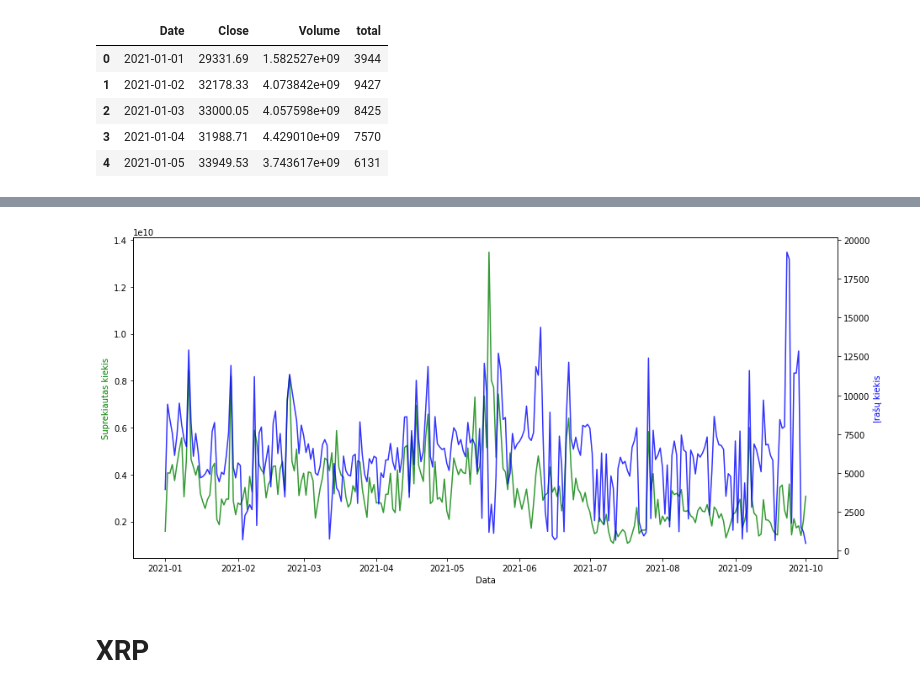
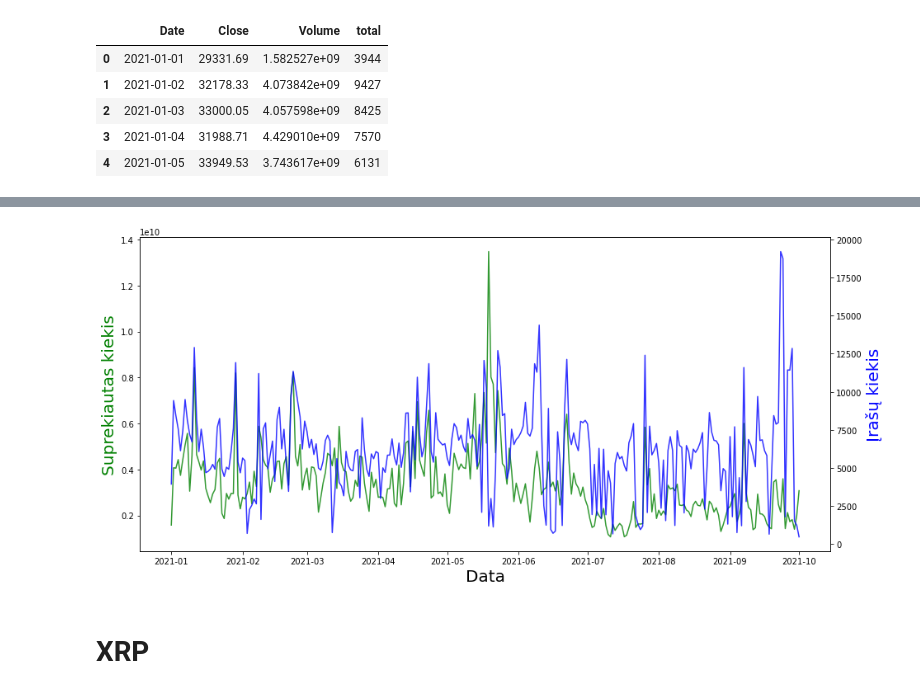
Before and after one commit to MGaulia/CLIP-Timeseries, a Jupyter notebook: tweet x price graphs.ipynb, the cells around one changed output, grey strips where cells are left out. Saved outputs shown, nothing was run; the diff lists cells and outputs as text; code cells hidden in the pictures.

Commit message:
make graph fontsize=20

```diff
--- a/tweet x price graphs.ipynb
+++ b/tweet x price graphs.ipynb
@@ -75,18 +75,18 @@ plt.show()
 # %%
 fig, ax1 = plt.subplots(figsize = (15, 7))
 
 ax2 = ax1.twinx()
 ax2.plot(j.Date, j.total, 'b-', alpha=0.8)
 ax1.plot(j.Date, j.Volume, 'g-', alpha=0.8)
 
-ax1.set_xlabel('Data')
-ax1.set_ylabel('Suprekiautas kiekis', color='g')
-ax2.set_ylabel('Įrašų kiekis', color='b')
+ax1.set_xlabel('Data', fontsize=20)
+ax1.set_ylabel('Suprekiautas kiekis', color='g', fontsize=20)
+ax2.set_ylabel('Įrašų kiekis', color='b', fontsize=20)
 
 plt.savefig('btc_volume_count.png', dpi=100)
 plt.show()
 # %% [output]
-[figure, old version]
+[figure, new version]
 # %% [markdown]
 # XRP
 # %%
```
Also changed, not shown: parts of 4 cells of this notebook, 4 other files.
